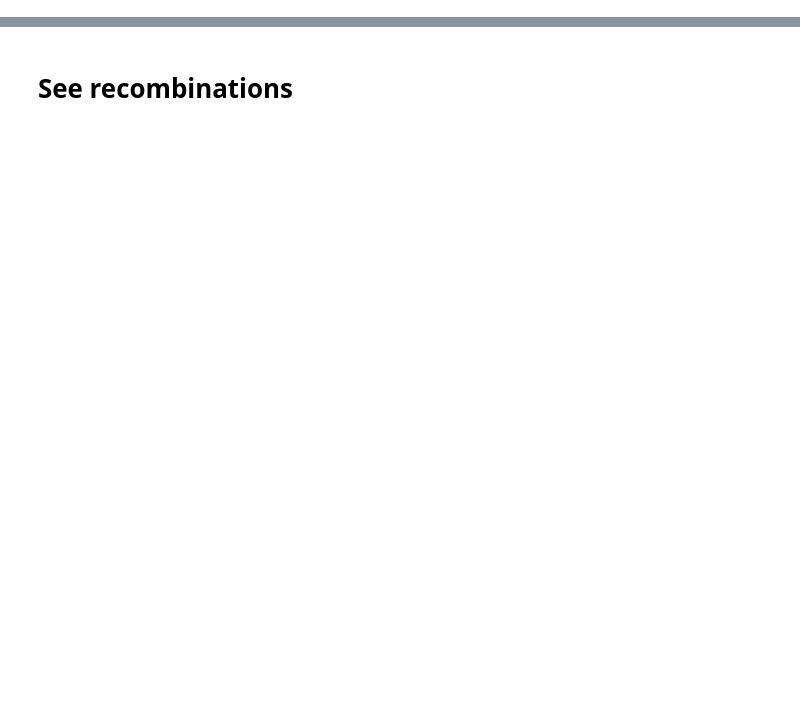
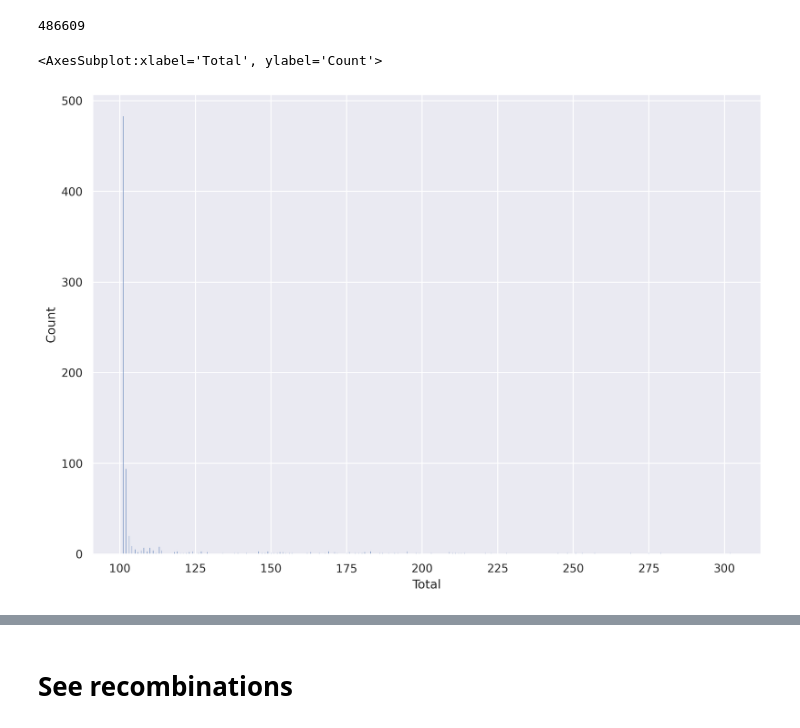
Before and after one commit to paraslonic/orthosnake, a Jupyter notebook: results.ipynb, the cells around one changed output, grey strips where cells are left out. Drawn from its saved outputs; the diff is of its cells as text; code cells hidden in the pictures; blank space fills up the shorter version.

```diff
--- a/results.ipynb
+++ b/results.ipynb
@@ -49,0 +31,9 @@ ortho_bool
+# %%
+ortho.Total.sum()
+# %% [output]
+486609
+# %%
+sns.histplot(ortho[ortho.Total > 100].Total)
+# %% [output]
+<AxesSubplot:xlabel='Total', ylabel='Count'>
+[figure, added]
```
Also changed, not shown: parts of 25 cells of this notebook, 1 other file.
